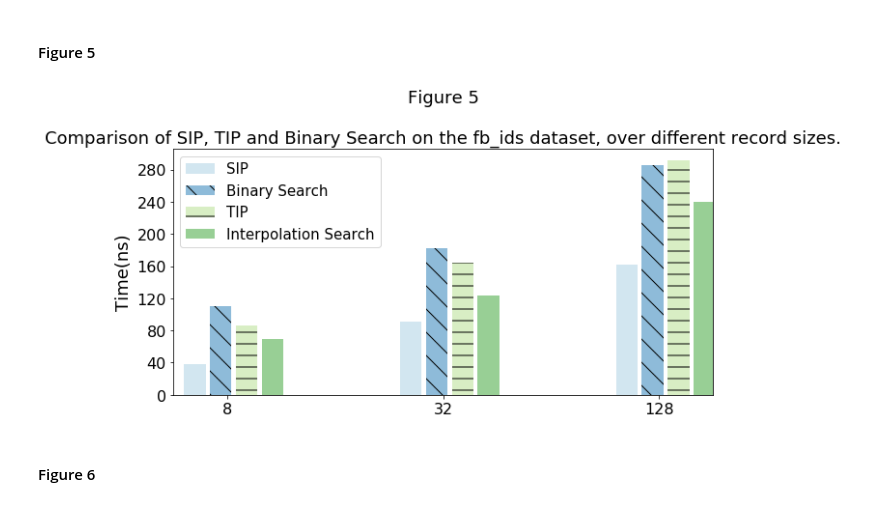
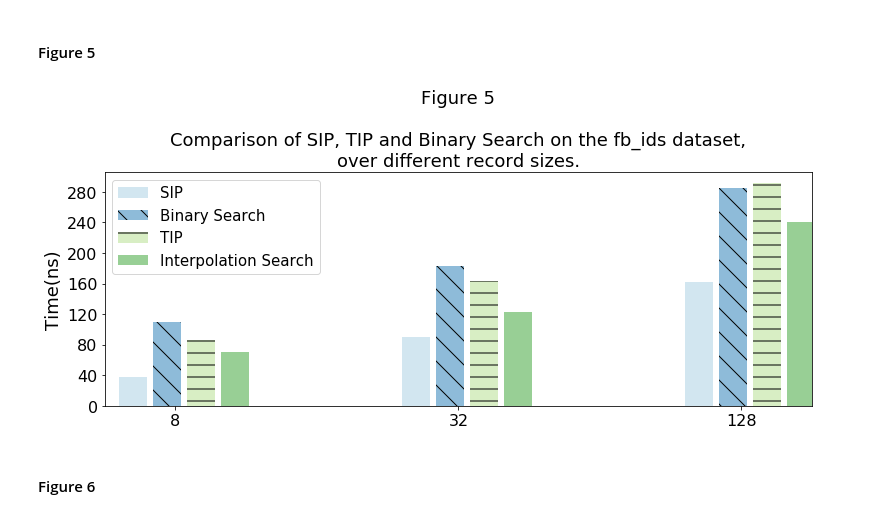
Before and after one commit to UWHustle/Efficiently-Searching-In-Memory-Sorted-Arrays, a Jupyter notebook: reproduce_experiments/CreateFigures.ipynb, the cells around one changed output. Saved outputs shown, nothing was run; the diff lists cells and outputs as text; code cells hidden in the pictures.

```diff
--- a/reproduce_experiments/CreateFigures.ipynb
+++ b/reproduce_experiments/CreateFigures.ipynb
@@ -170,35 +170,35 @@ plt.bar([p + (width+.02)*3 for p in pos],
         width,
         alpha=0.5,
         color=green,
         label="Interpolation Search")
 
 ax.set_ylabel('Time(ns)', size=18)
 
 ax.set_title('Figure 5', size=22)
 
 # Set the position of the x ticks
 ax.set_xticks([p + 1.5 * width for p in pos])
 ax.yaxis.set_major_locator(MaxNLocator(integer=True))
 
 # Set the labels for the x ticks
 ax.set_xticklabels(["8","32","128"], size=15)
 ax.tick_params(axis='both', which='major', labelsize=16)
 
 # Setting the x-axis and y-axis limits
 plt.xlim(min(pos)-width, max(pos)+width*4)
 # plt.ylim([0, max(df['pre_score'] + df['mid_score'] + df['post_score'])] )
 
 # Adding the legend and showing the plot
-caption = "Figure 5\n\nComparison of SIP, TIP and Binary Search on the fb_ids dataset, over different record sizes."
+caption = "Figure 5\n\nComparison of SIP, TIP and Binary Search on the fb_ids dataset,\nover different record sizes."
 plt.title(caption, size=18)
 plt.tight_layout()
 plt.legend(['SIP', 'Binary Search', 'TIP', 'Interpolation Search' ], loc='upper right')
 plt.legend(prop={'size': 15})
 
 
 plt.gcf().savefig('./figures/fig5.pdf', format='pdf')
 # %% [output]
-[figure, old version]
+[figure, new version]
 # %% [markdown]
 #### Figure 6
 # %%
```
